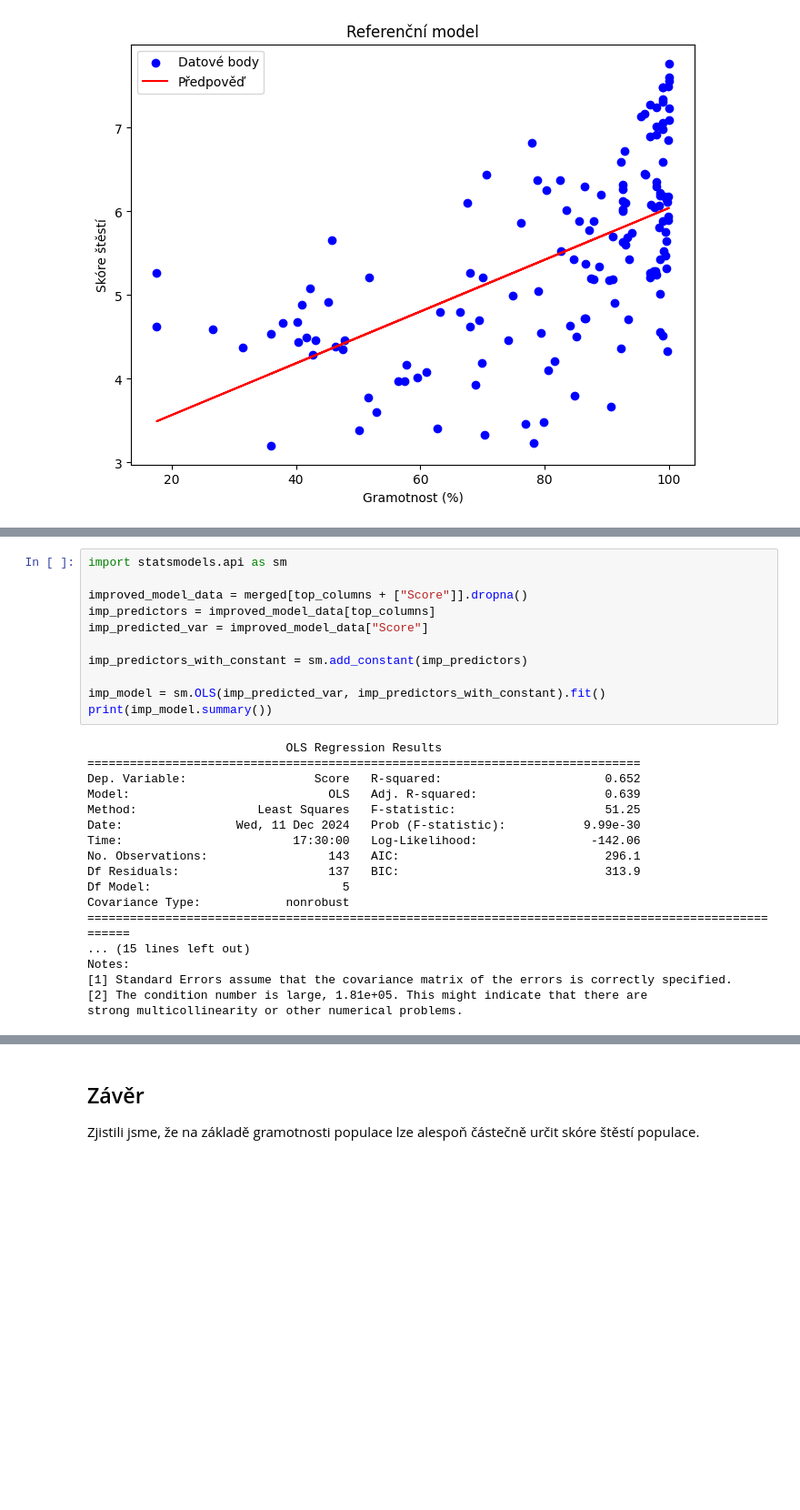
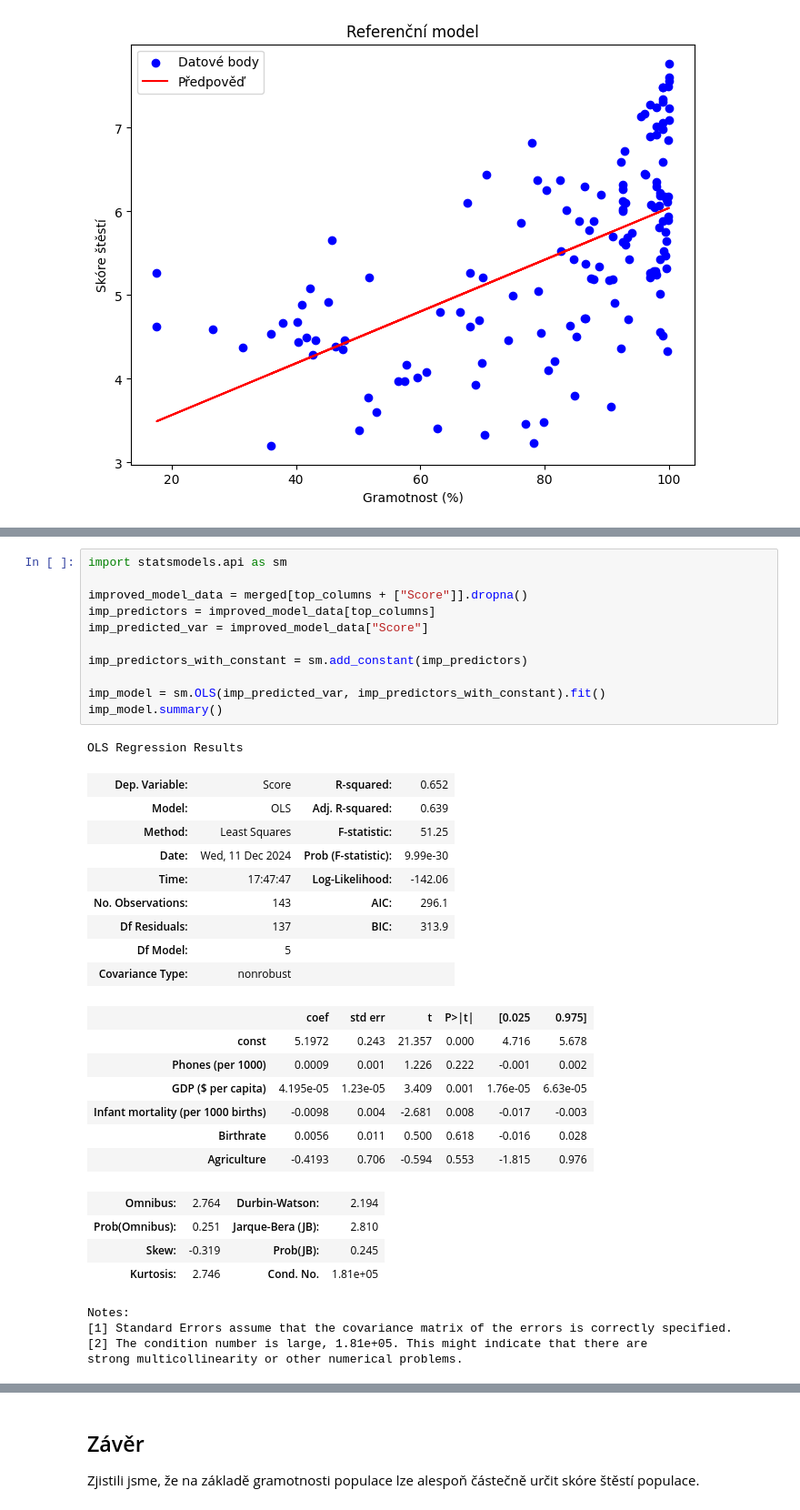
Before and after one commit to PatrikTrefil/NDBI048-data-science-project, a Jupyter notebook: main.ipynb, the cells around one changed output, grey strips where cells are left out. Shown: that part at 91% size. Saved outputs shown, nothing was run; the diff lists cells and outputs as text; blank space fills up the shorter version.

```diff
--- a/main.ipynb
+++ b/main.ipynb
@@ -299,29 +301,37 @@ Při volbě hladiny významnosti 5% lze považovat výsledky za věrohodné a $R
 # %%
 import statsmodels.api as sm
 
 improved_model_data = merged[top_columns + ["Score"]].dropna()
 imp_predictors = improved_model_data[top_columns]
 imp_predicted_var = improved_model_data["Score"]
 
 imp_predictors_with_constant = sm.add_constant(imp_predictors)
 
 imp_model = sm.OLS(imp_predicted_var, imp_predictors_with_constant).fit()
-print(imp_model.summary())
+imp_model.summary()
 # %% [output]
-                            OLS Regression Results
-==============================================================================
-Dep. Variable:                  Score   R-squared:                       0.652
-Model:                            OLS   Adj. R-squared:                  0.639
-Method:                 Least Squares   F-statistic:                     51.25
-Date:                Wed, 11 Dec 2024   Prob (F-statistic):           9.99e-30
-Time:                        17:30:00   Log-Likelihood:                -142.06
-No. Observations:                 143   AIC:                             296.1
-Df Residuals:                     137   BIC:                             313.9
-Df Model:                           5
-Covariance Type:            nonrobust
-======================================================================================================
-... (15 lines left out)
-Notes:
-[1] Standard Errors assume that the covariance matrix of the errors is correctly specified.
-[2] The condition number is large, 1.81e+05. This might indicate that there are
-strong multicollinearity or other numerical problems.
+OLS Regression Results
+| Dep. Variable: | Score | R-squared: | 0.652 |
+| Model: | OLS | Adj. R-squared: | 0.639 |
+| Method: | Least Squares | F-statistic: | 51.25 |
+| Date: | Wed, 11 Dec 2024 | Prob (F-statistic): | 9.99e-30 |
+| Time: | 17:47:47 | Log-Likelihood: | -142.06 |
+| No. Observations: | 143 | AIC: | 296.1 |
+| Df Residuals: | 137 | BIC: | 313.9 |
+| Df Model: | 5 |  |  |
+| Covariance Type: | nonrobust |  |  |
+|  | coef | std err | t | P>|t| | [0.025 | 0.975] |
+| const | 5.1972 | 0.243 | 21.357 | 0.000 | 4.716 | 5.678 |
+| Phones (per 1000) | 0.0009 | 0.001 | 1.226 | 0.222 | -0.001 | 0.002 |
+| GDP ($ per capita) | 4.195e-05 | 1.23e-05 | 3.409 | 0.001 | 1.76e-05 | 6.63e-05 |
+| Infant mortality (per 1000 births) | -0.0098 | 0.004 | -2.681 | 0.008 | -0.017 | -0.003 |
+| Birthrate | 0.0056 | 0.011 | 0.500 | 0.618 | -0.016 | 0.028 |
+| Agriculture | -0.4193 | 0.706 | -0.594 | 0.553 | -1.815 | 0.976 |
+| Omnibus: | 2.764 | Durbin-Watson: | 2.194 |
+| Prob(Omnibus): | 0.251 | Jarque-Bera (JB): | 2.810 |
+| Skew: | -0.319 | Prob(JB): | 0.245 |
+| Kurtosis: | 2.746 | Cond. No. | 1.81e+05 |
+Notes:
+[1] Standard Errors assume that the covariance matrix of the errors is correctly specified.
+[2] The condition number is large, 1.81e+05. This might indicate that there are
+strong multicollinearity or other numerical problems.
```
Also changed, not shown: parts of 7 cells of this notebook, 3 other files.
